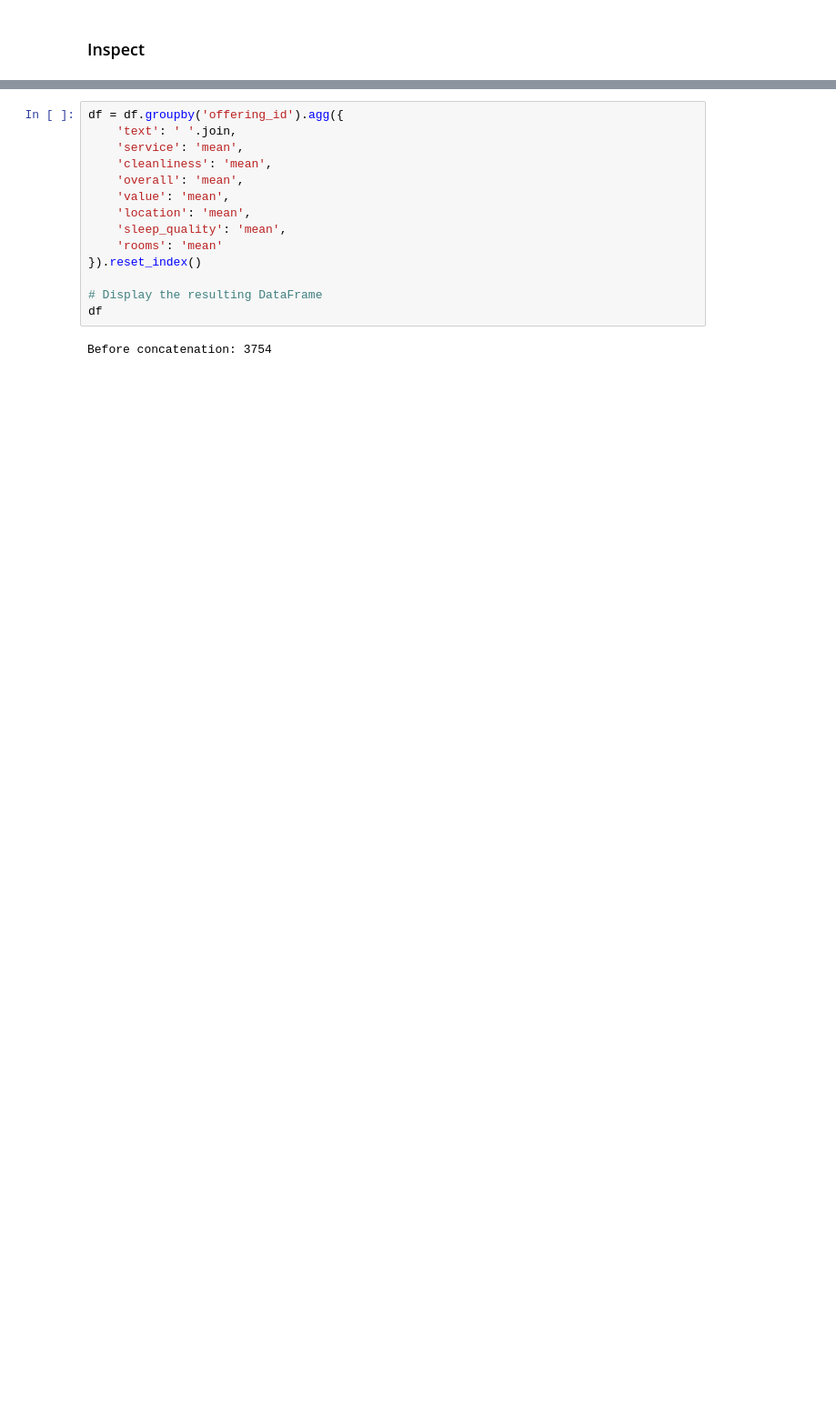
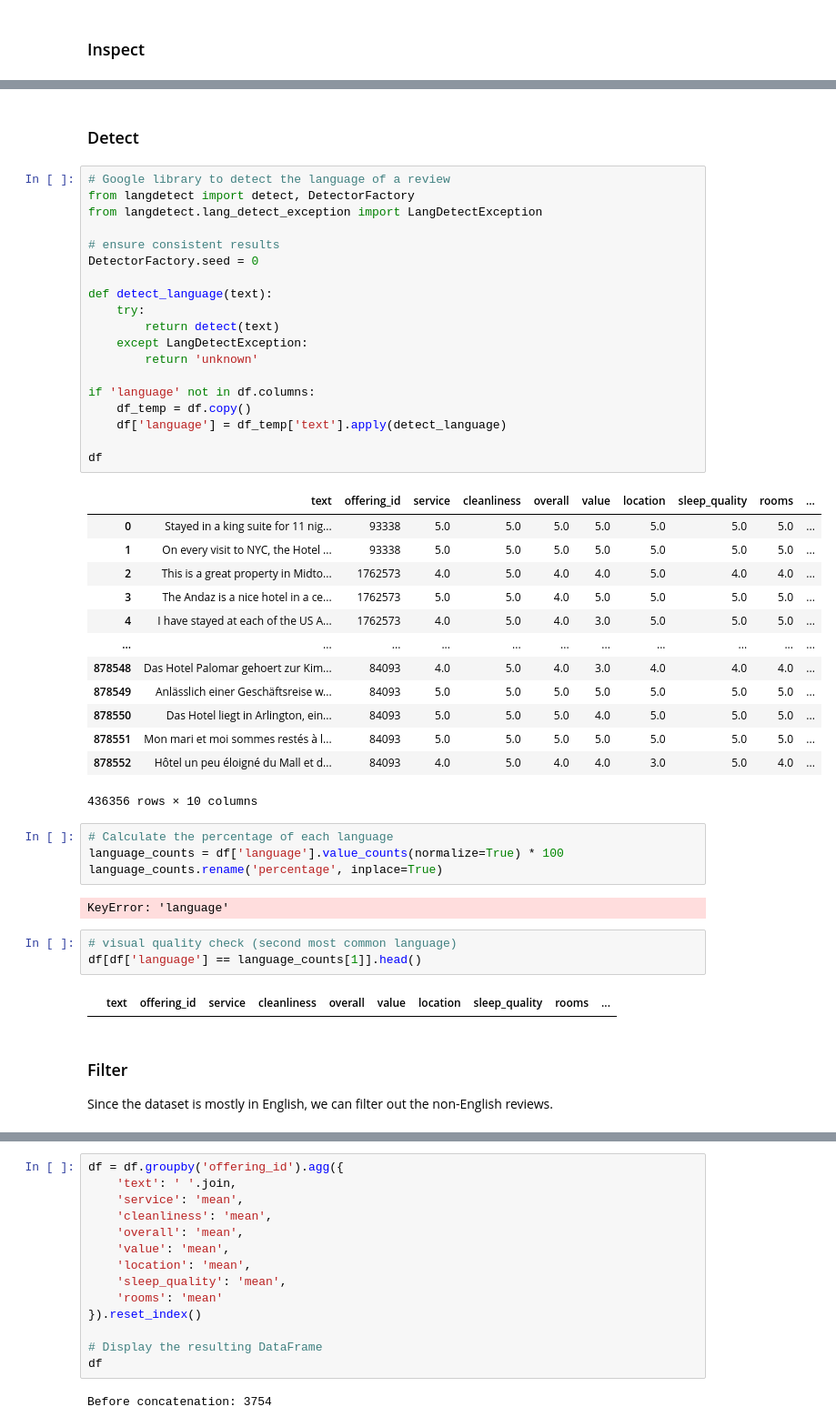
Before and after one commit to MikeCheek/Project1-MachineLearningForNLP, a Jupyter notebook: project1.ipynb, the cells around one changed output, grey strips where cells are left out. Shown: that part at 91% size. Saved outputs shown, nothing was run; the diff lists cells and outputs as text; blank space fills up the shorter version.

```diff
--- a/project1.ipynb
+++ b/project1.ipynb
@@ -93,0 +129,49 @@ df
+# %% [markdown]
+### Detect
+# %%
+# Google library to detect the language of a review
+from langdetect import detect, DetectorFactory
+from langdetect.lang_detect_exception import LangDetectException
+
+# ensure consistent results
+DetectorFactory.seed = 0
+
+def detect_language(text):
+    try:
+        return detect(text)
+    except LangDetectException:
+        return 'unknown'
+
+if 'language' not in df.columns:
+    df_temp = df.copy()
+    df['language'] = df_temp['text'].apply(detect_language)
+
+df
+# %% [output]
+|  | text | offering_id | service | cleanliness | overall | value | location | sleep_quality | rooms | ... |
+| 0 | Stayed in a king suite for 11 nig... | 93338 | 5.0 | 5.0 | 5.0 | 5.0 | 5.0 | 5.0 | 5.0 | ... |
+| 1 | On every visit to NYC, the Hotel ... | 93338 | 5.0 | 5.0 | 5.0 | 5.0 | 5.0 | 5.0 | 5.0 | ... |
+| 2 | This is a great property in Midto... | 1762573 | 4.0 | 5.0 | 4.0 | 4.0 | 5.0 | 4.0 | 4.0 | ... |
+| 3 | The Andaz is a nice hotel in a ce... | 1762573 | 5.0 | 5.0 | 4.0 | 5.0 | 5.0 | 5.0 | 5.0 | ... |
+| 4 | I have stayed at each of the US A... | 1762573 | 4.0 | 5.0 | 4.0 | 3.0 | 5.0 | 5.0 | 5.0 | ... |
+| ... | ... | ... | ... | ... | ... | ... | ... | ... | ... | ... |
+| 878548 | Das Hotel Palomar gehoert zur Kim... | 84093 | 4.0 | 5.0 | 4.0 | 3.0 | 4.0 | 4.0 | 4.0 | ... |
+| 878549 | Anlässlich einer Geschäftsreise w... | 84093 | 5.0 | 5.0 | 5.0 | 5.0 | 5.0 | 5.0 | 5.0 | ... |
+| 878550 | Das Hotel liegt in Arlington, ein... | 84093 | 5.0 | 5.0 | 5.0 | 4.0 | 5.0 | 5.0 | 5.0 | ... |
+| 878551 | Mon mari et moi sommes restés à l... | 84093 | 5.0 | 5.0 | 5.0 | 5.0 | 5.0 | 5.0 | 5.0 | ... |
+| 878552 | Hôtel un peu éloigné du Mall et d... | 84093 | 4.0 | 5.0 | 4.0 | 4.0 | 3.0 | 5.0 | 4.0 | ... |
+436356 rows × 10 columns
+# %%
+# Calculate the percentage of each language
+language_counts = df['language'].value_counts(normalize=True) * 100
+language_counts.rename('percentage', inplace=True)
+# %% [output]
+KeyError: 'language'
+# %%
+# visual quality check (second most common language)
+df[df['language'] == language_counts[1]].head()
+# %% [output]
+|  | text | offering_id | service | cleanliness | overall | value | location | sleep_quality | rooms | ... |
+# %% [markdown]
+### Filter
+Since the dataset is mostly in English, we can filter out the non-English reviews.
```
Also changed, not shown: parts of 26 cells of this notebook, 2 other files.
